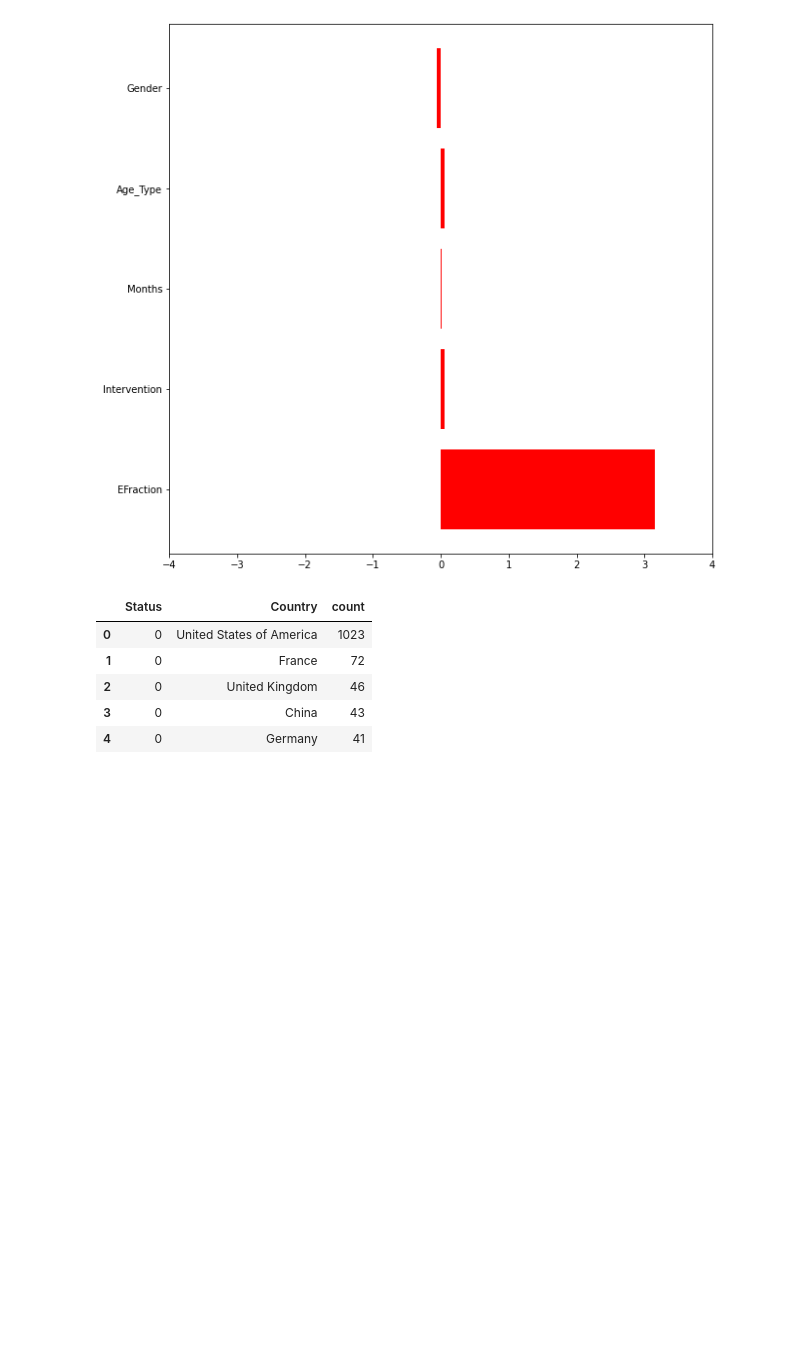
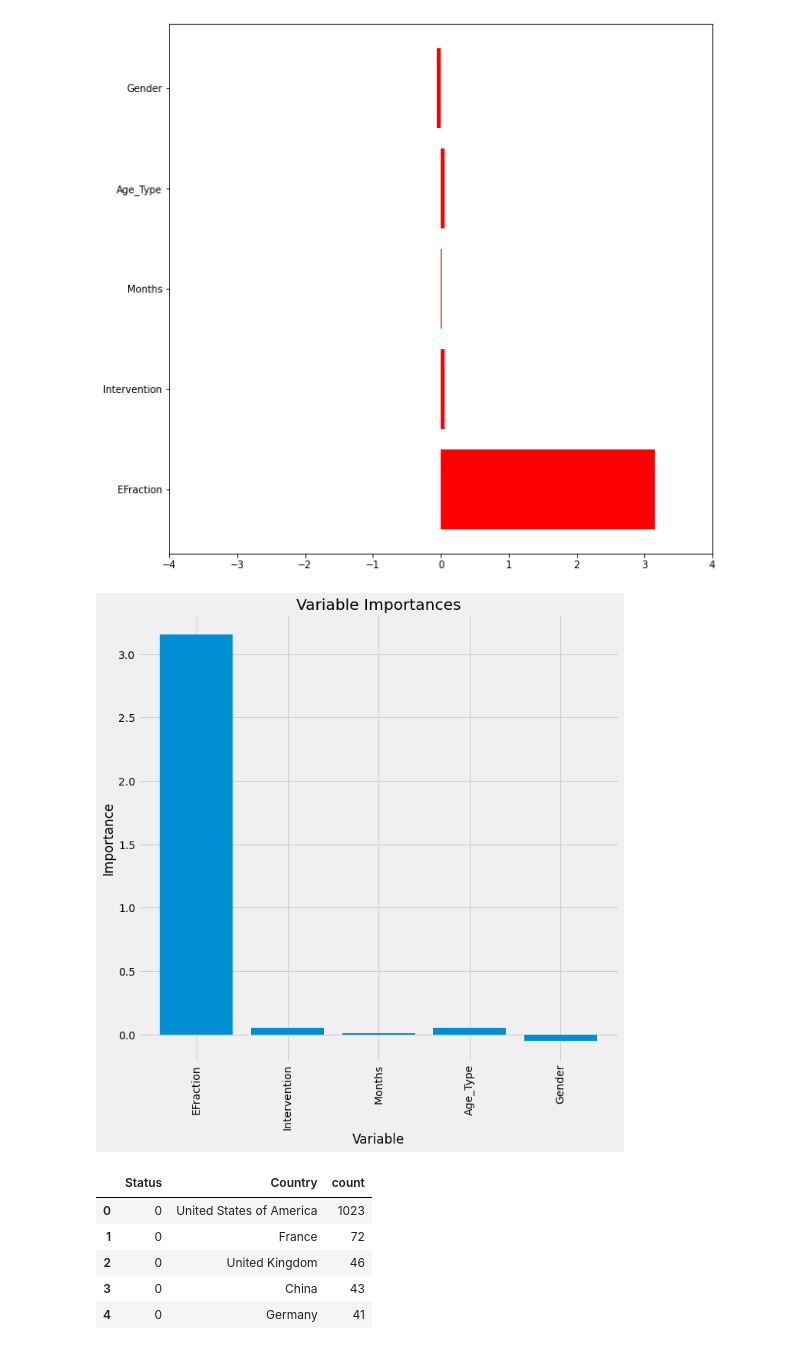
Before and after one commit to DGulati/Erdos_2022_ClinicalTrialsProject, a Jupyter notebook: Cancer_Notebook.ipynb, the cells around one changed output. Saved outputs shown, nothing was run; the diff lists cells and outputs as text; code cells hidden in the pictures; blank space fills up the shorter version.

```diff
--- a/Cancer_Notebook.ipynb
+++ b/Cancer_Notebook.ipynb
@@ -40,0 +49,2 @@ memory usage: 1.4+ MB
+# %%
+my_df['Phases'] = my_df['Phases'].replace('Not Applicable',np.NaN )
@@ -77,6 +91,18 @@ plt.xlim(-4,4)
 plt.show()
 # %% [output]
 [figure]
+# %%
+plt.style.use('fivethirtyeight')
+# list of x locations for plotting
+x_values = list(range(len(importance)))
+# Make a bar chart
+plt.bar(x_values, importance, orientation = 'vertical')
+# Tick labels for x axis
+plt.xticks(x_values,list(X.columns) , rotation='vertical')
+# Axis labels and title
+plt.ylabel('Importance'); plt.xlabel('Variable'); plt.title('Variable Importances');
+# %% [output]
+[figure, added]
 # %%
 countries_df = my_df[['Countries','Status']].copy()
 
```
Also changed, not shown: parts of 4 cells of this notebook, 12 other files.
